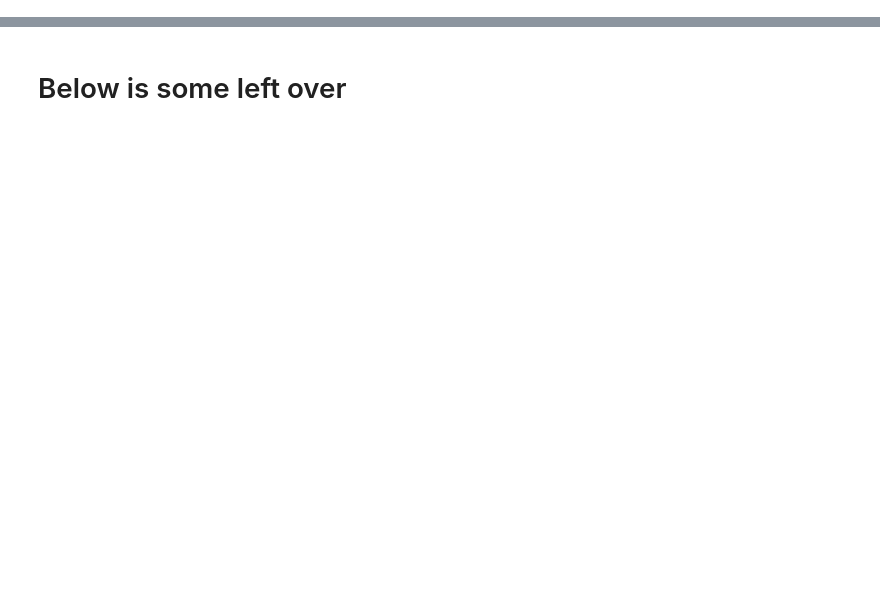
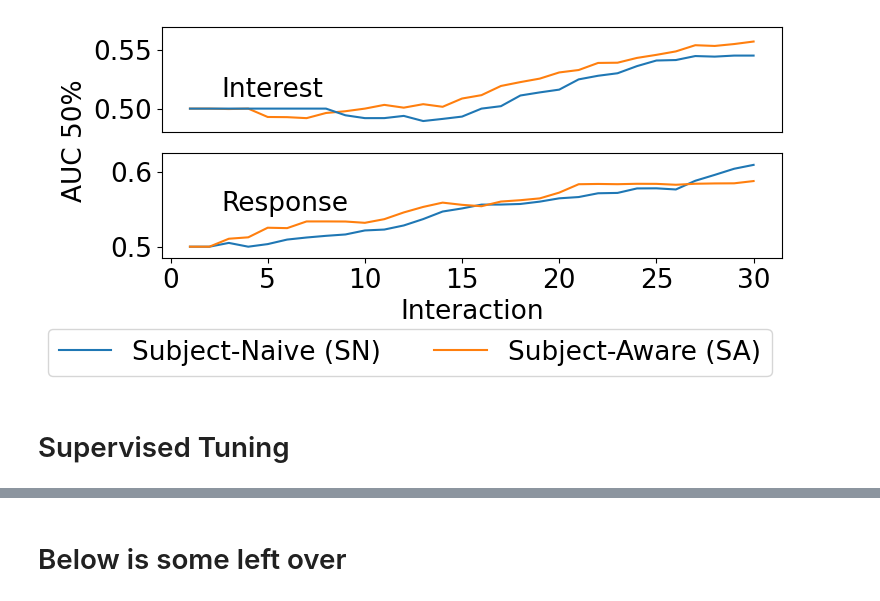
Before and after one commit to mrucker/diss, a Jupyter notebook: sapiens/notebooks/3) online, personalization, supervised.ipynb, the cells around one changed output, grey strips where cells are left out. Saved outputs shown, nothing was run; the diff lists cells and outputs as text; code cells hidden in the pictures; blank space fills up the shorter version.

```diff
--- a/sapiens/notebooks/3) online, personalization, supervised.ipynb
+++ b/sapiens/notebooks/3) online, personalization, supervised.ipynb
@@ -3426,0 +3566,7 @@ We removed 36 ['g', 'rng'] because they did not exist for every ['evaluator_id',
+# %%
+s=10
+l = ['evaluator_id','s1','s2','s3','dae','ssl','sl','ws','pers','exp']
+
+res.where(l=[(0,)]).plot_learners('index','auc0',l=l,p=['g','rng'],span=s)
+res.where(l=[(1,)]).plot_learners('index','auc0',l=l,p=['g','rng'],span=s)
+res.plot_learners('index','auc0',l=l,p=['l','g','rng'],span=s)
@@ -3426,0 +4097,7 @@ We removed 36 ['g', 'rng'] because they did not exist for every ['evaluator_id',
+# %%
+s=10
+l = ['evaluator_id','s1','s2','s3','dae','ssl','sl','ws','pers','exp']
+
+res.where(l=[(0,)]).plot_learners('index','auc0',l=l,p=['g','rng'],span=s)
+res.where(l=[(1,)]).plot_learners('index','auc0',l=l,p=['g','rng'],span=s)
+res.plot_learners('index','auc0',l=l,p=['l','g','rng'],span=s)
@@ -3426,0 +4636,36 @@ We removed 36 ['g', 'rng'] because they did not exist for every ['evaluator_id',
+# %%
+s = 11
+fs = 19
+plt.rcParams['font.size'] = fs
+
+fig,axs = plt.subplots(2, 1, figsize=(8,3))
+
+res.where(l=[(0,)]).where(evaluator_id=[1,2]).plot_learners(y='auc0',l=['evaluator_id'],span=s,err=my_pct(50),ax=axs[0],out=None,legend=False,colors=0,labels=["Subject-Naive (SN)","Subject-Aware (SA)"])
+res.where(l=[(1,)]).where(evaluator_id=[1,2]).plot_learners(y='auc0',l=['evaluator_id'],span=s,err=my_pct(50),ax=axs[1],out=None,legend=False,colors=0,labels=["Subject-Naive (SN)","Subject-Aware (SA)"])
+
+axs[0].set_xticks([])
+axs[0].set_xlabel("")
+axs[0].set_ylim(.48,.57)
+axs[1].set_ylim(.485,.625)
+
+axs[0].set_ylabel("")
+axs[1].set_ylabel("")
+
+axs[0].set_title('',loc='left')
+axs[1].set_title('',loc='left')
+
+axs[1].legend(ncols=2,loc="lower center",bbox_to_anchor=(.4,-1.25))
+
+fig.text(0.00, 0.5, 'AUC 50%', va='center', rotation='vertical')
+fig.text(0.2, 0.67, 'Interest', va='center', rotation='horizontal')
+fig.text(0.2, 0.29, 'Response', va='center', rotation='horizontal')
+
+plt.xticks(fontsize=fs) # For x-axis tick labels
+plt.yticks(fontsize=fs) # For y-axis tick labels
+plt.subplots_adjust(wspace=.2)
+
+plt.savefig(f'../figs/on-ssl.pdf',format='pdf', bbox_inches="tight")
+# %% [output]
+[figure, added]
+# %% [markdown]
+# Supervised Tuning
```
Also changed, not shown: parts of 37 cells of this notebook, 4 other files.
